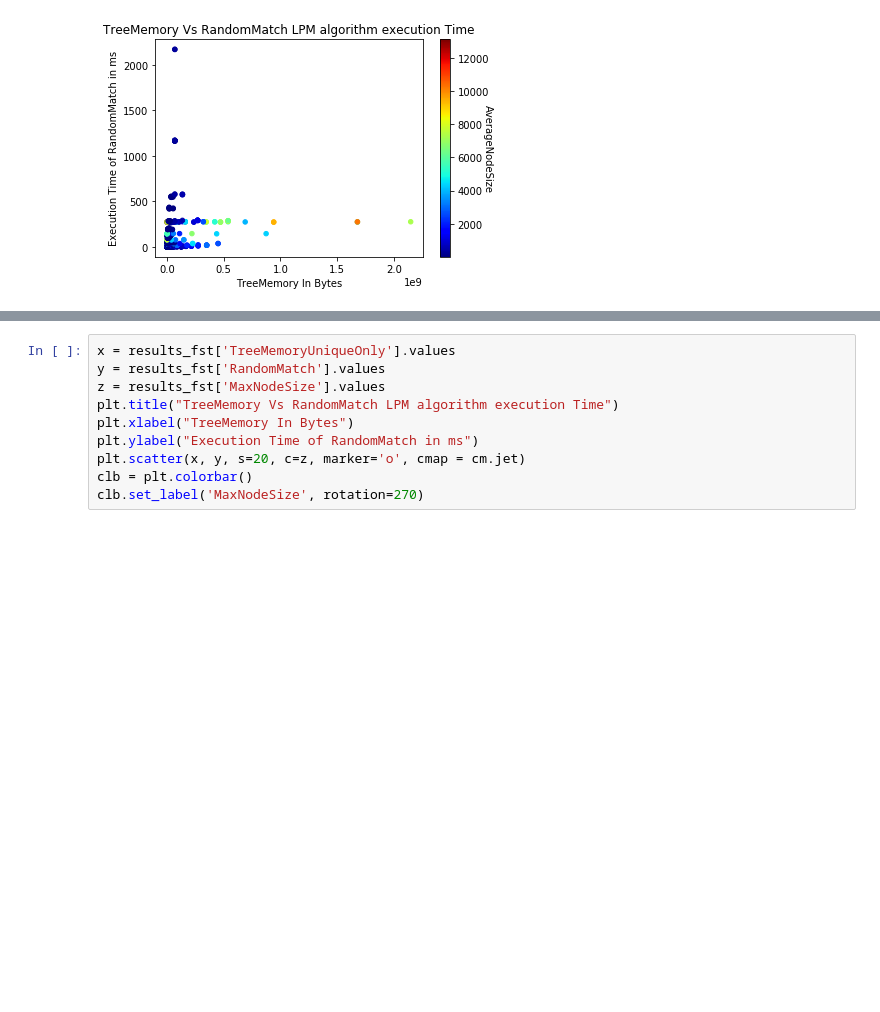
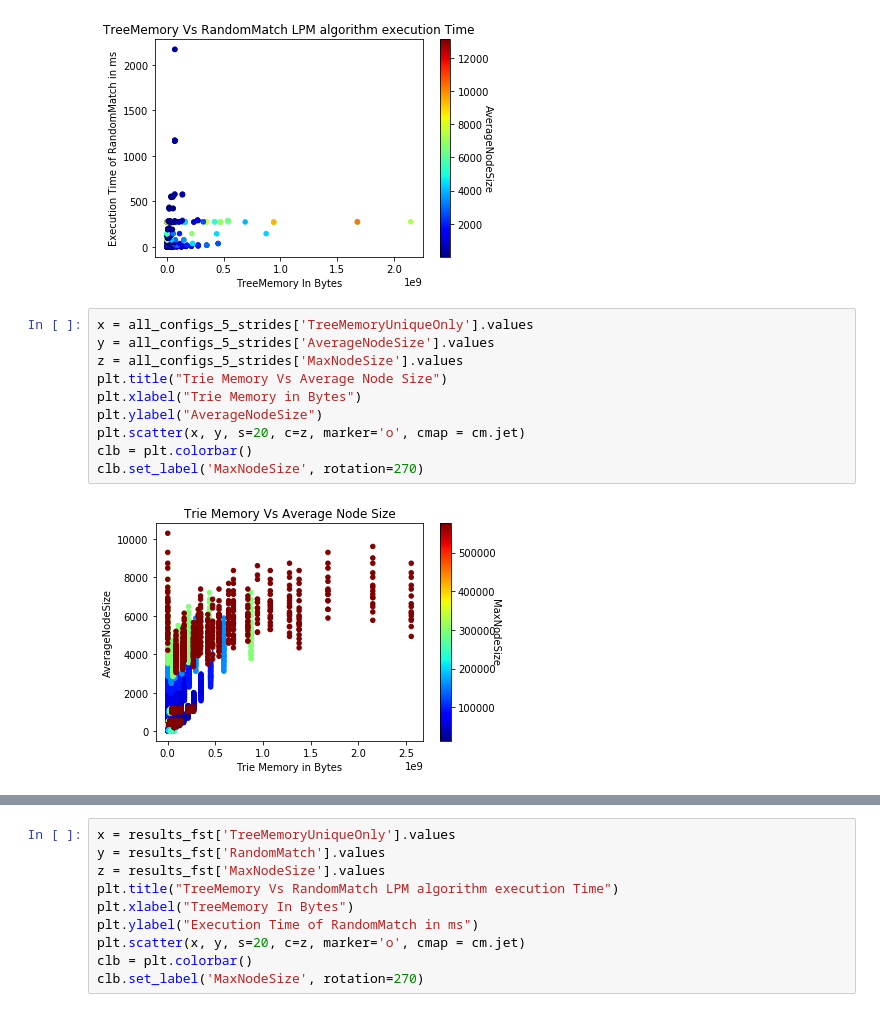
Before and after one commit to matrackif/TrieStrides, a Jupyter notebook: flavors_data_analysis.ipynb, the cells around one changed output, grey strips where cells are left out. Saved outputs shown, nothing was run; the diff lists cells and outputs as text; blank space fills up the shorter version.

```diff
--- a/flavors_data_analysis.ipynb
+++ b/flavors_data_analysis.ipynb
@@ -301,4 +311,16 @@ clb = plt.colorbar()
 clb.set_label('AverageNodeSize', rotation=270)
 # %% [output]
 [figure]
+# %%
+x = all_configs_5_strides['TreeMemoryUniqueOnly'].values
+y = all_configs_5_strides['AverageNodeSize'].values
+z = all_configs_5_strides['MaxNodeSize'].values
+plt.title("Trie Memory Vs Average Node Size")
+plt.xlabel("Trie Memory in Bytes")
+plt.ylabel("AverageNodeSize")
+plt.scatter(x, y, s=20, c=z, marker='o', cmap = cm.jet)
+clb = plt.colorbar()
+clb.set_label('MaxNodeSize', rotation=270)
+# %% [output]
+[figure, added]
 # %%
```
Also changed, not shown: parts of 19 cells of this notebook.
